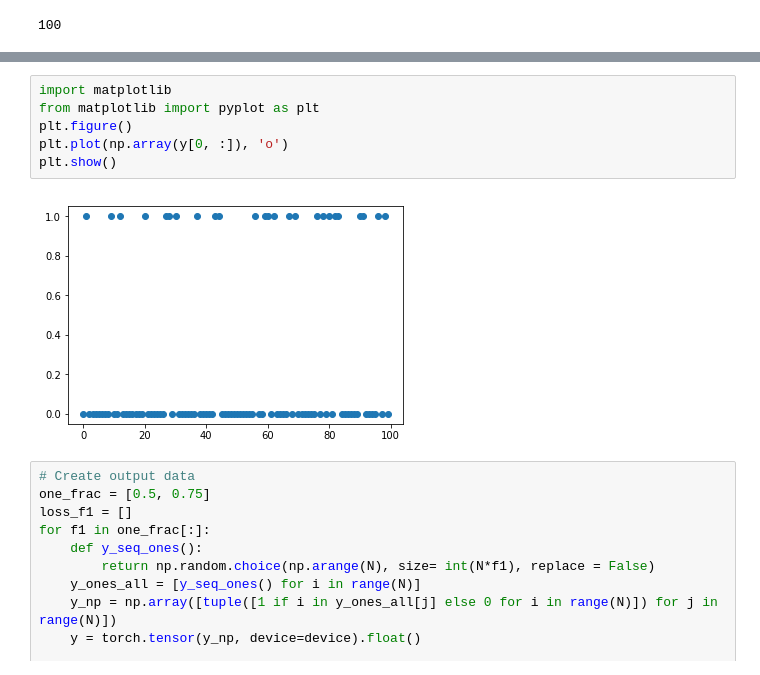
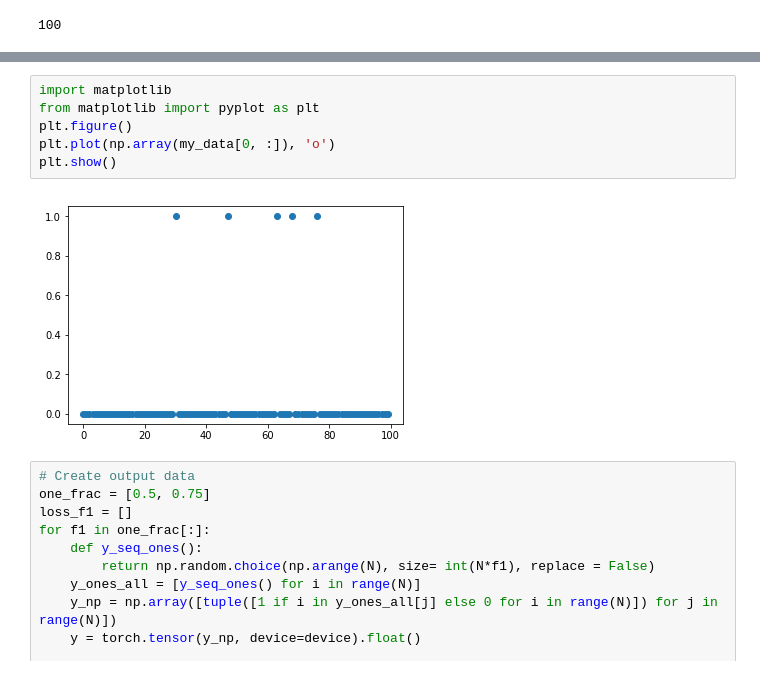
Before and after one commit to ghzhang0/Boulder_2019, a Jupyter notebook: BasicNN.ipynb, the cells around one changed output, grey strips where cells are left out. Drawn from its saved outputs; the diff is of its cells as text.

```diff
--- a/BasicNN.ipynb
+++ b/BasicNN.ipynb
@@ -47,11 +64,11 @@ len(set(y_tup))
 # %%
 import matplotlib
 from matplotlib import pyplot as plt
 plt.figure()
-plt.plot(np.array(y[0, :]), 'o')
+plt.plot(np.array(my_data[0, :]), 'o')
 plt.show()
 # %% [output]
-[figure, old version]
+[figure, new version]
 # %%
 # Create output data
 one_frac = [0.5, 0.75]
```
Also changed, not shown: parts of 5 cells of this notebook.
